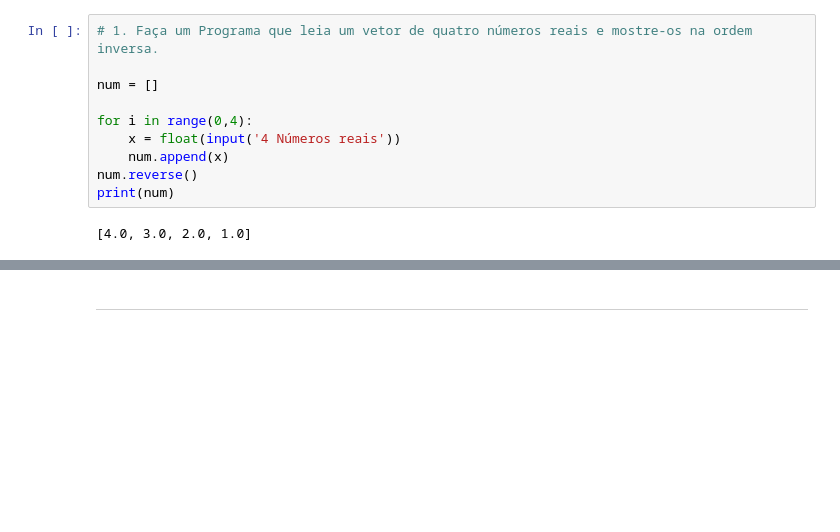
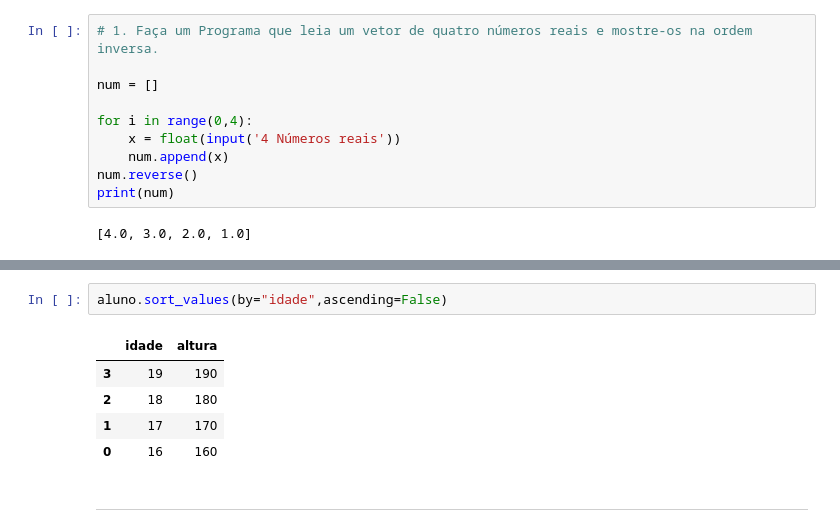
Before and after one commit to hevertonvalerio/Ciencia_de_dados_Mackenzie, a Jupyter notebook: modulo_2/Algoritimo e Programação II/Anotações Algoritmo e Programação II.ipynb, the cells around one changed output, grey strips where cells are left out. Cells and saved outputs as stored; diff of their text form; blank space fills up the shorter version.

```diff
--- a/modulo_2/Algoritimo e Programação II/Anotações Algoritmo e Programação II.ipynb
+++ b/modulo_2/Algoritimo e Programação II/Anotações Algoritmo e Programação II.ipynb
@@ -359,3 +353,11 @@ TypeError: unsupported operand type(s) for %: 'list' and 'int'
+# %%
+aluno.sort_values(by="idade",ascending=False)
+# %% [output]
+|  | idade | altura |
+| 3 | 19 | 190 |
+| 2 | 18 | 180 |
+| 1 | 17 | 170 |
+| 0 | 16 | 160 |
 # %% [markdown]
 ---
 # %% [markdown]
```
Also changed, not shown: parts of 8 cells of this notebook.
